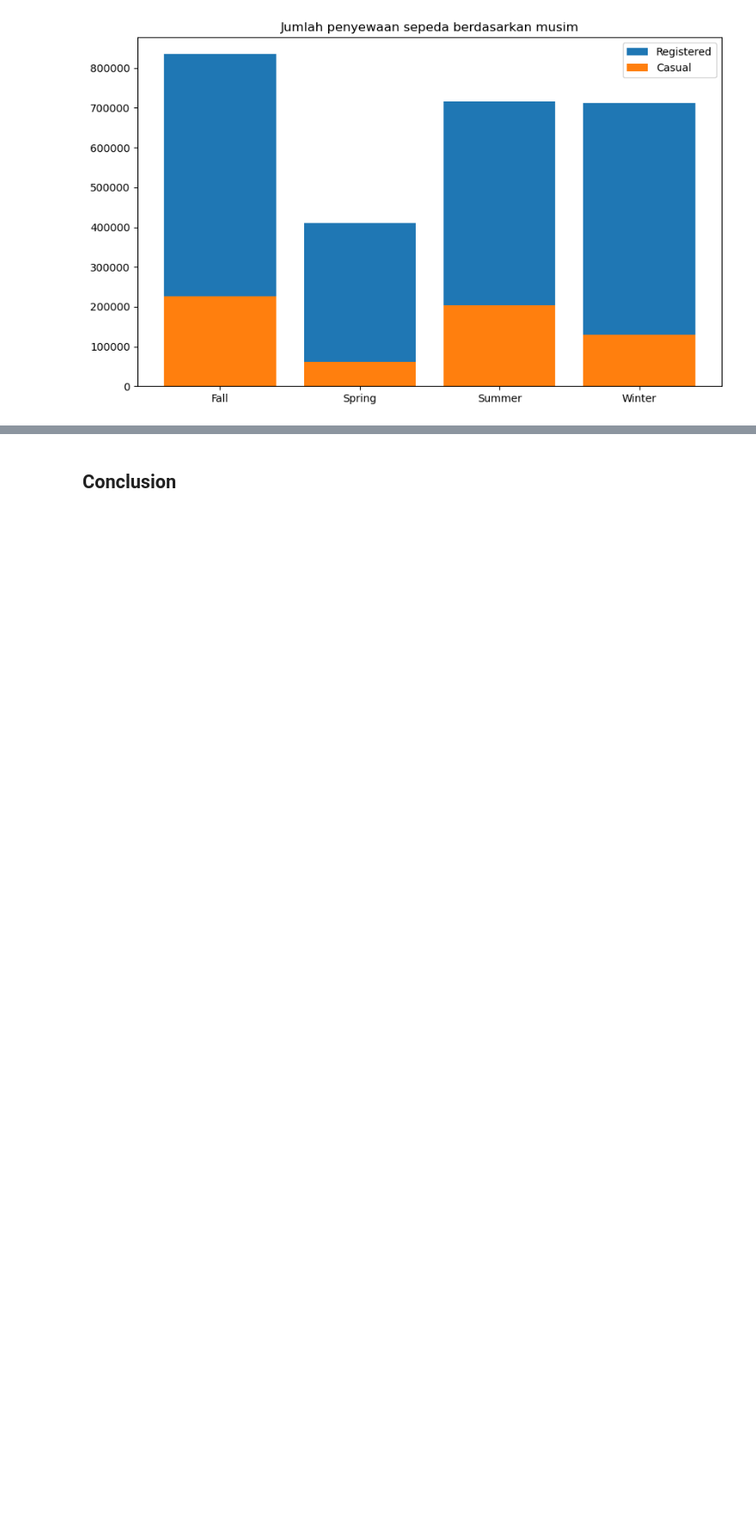
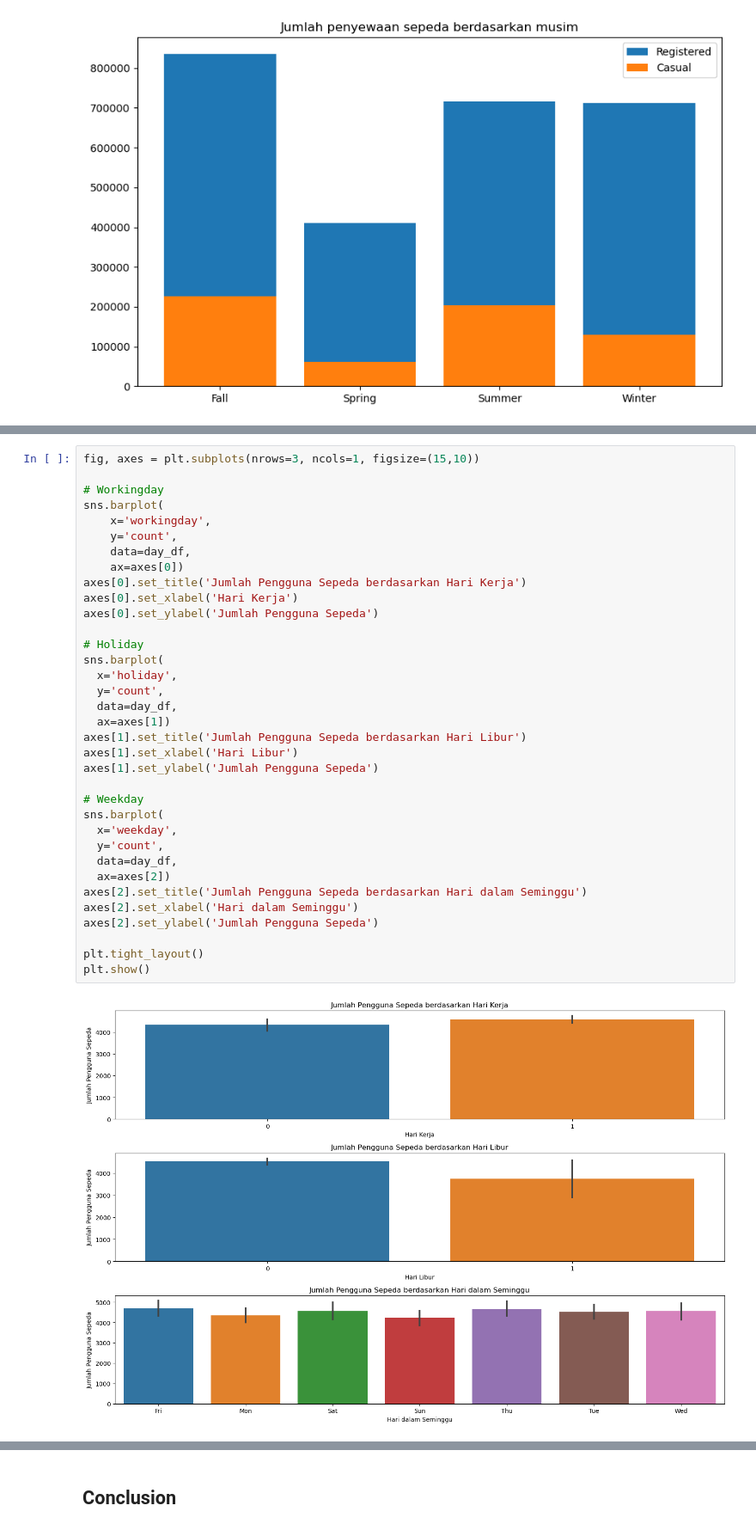
Before and after one commit to yasiramri/dashboard-rental-sepeda, a Jupyter notebook: Proyek_Analisis_Data.ipynb, the cells around one changed output, grey strips where cells are left out. Shown at 86% size. Cells and saved outputs as stored; diff of their text form; blank space fills up the shorter version.

```diff
--- a/Proyek_Analisis_Data.ipynb
+++ b/Proyek_Analisis_Data.ipynb
@@ -535,0 +557,37 @@ plt.show()
+# %%
+fig, axes = plt.subplots(nrows=3, ncols=1, figsize=(15,10))
+
+# Workingday
+sns.barplot(
+    x='workingday',
+    y='count',
+    data=day_df,
+    ax=axes[0])
+axes[0].set_title('Jumlah Pengguna Sepeda berdasarkan Hari Kerja')
+axes[0].set_xlabel('Hari Kerja')
+axes[0].set_ylabel('Jumlah Pengguna Sepeda')
+
+# Holiday
+sns.barplot(
+  x='holiday',
+  y='count',
+  data=day_df,
+  ax=axes[1])
+axes[1].set_title('Jumlah Pengguna Sepeda berdasarkan Hari Libur')
+axes[1].set_xlabel('Hari Libur')
+axes[1].set_ylabel('Jumlah Pengguna Sepeda')
+
+# Weekday
+sns.barplot(
+  x='weekday',
+  y='count',
+  data=day_df,
+  ax=axes[2])
+axes[2].set_title('Jumlah Pengguna Sepeda berdasarkan Hari dalam Seminggu')
+axes[2].set_xlabel('Hari dalam Seminggu')
+axes[2].set_ylabel('Jumlah Pengguna Sepeda')
+
+plt.tight_layout()
+plt.show()
+# %% [output]
+[figure, added]
```
Also changed, not shown: parts of 11 cells of this notebook, 2 other files.
